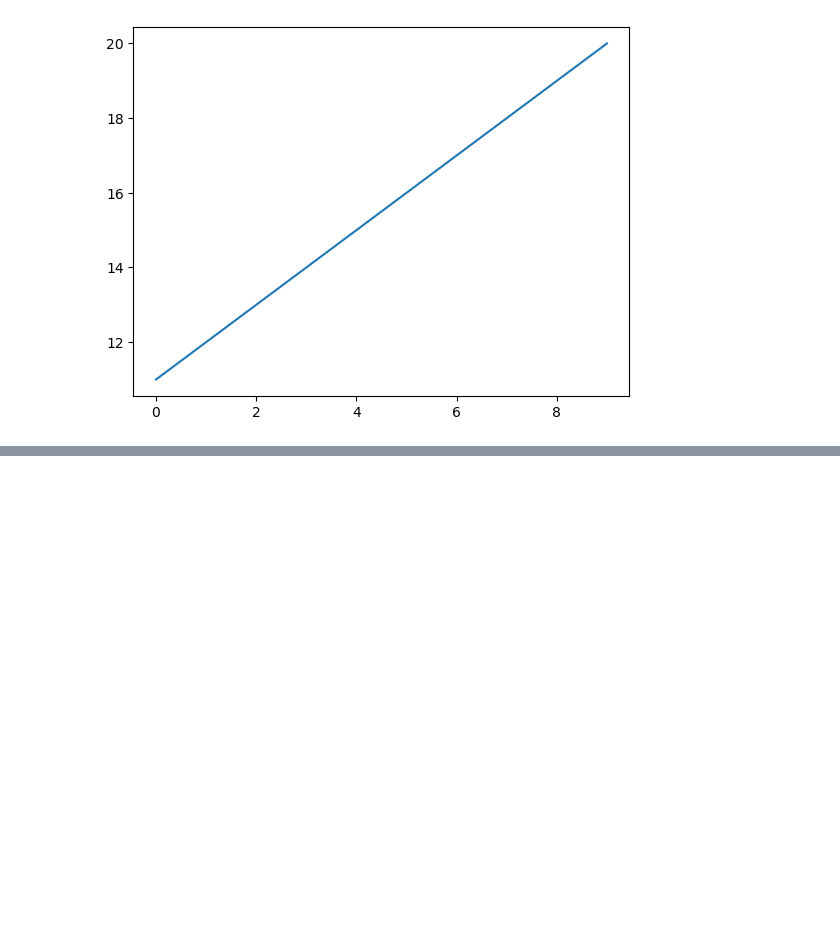
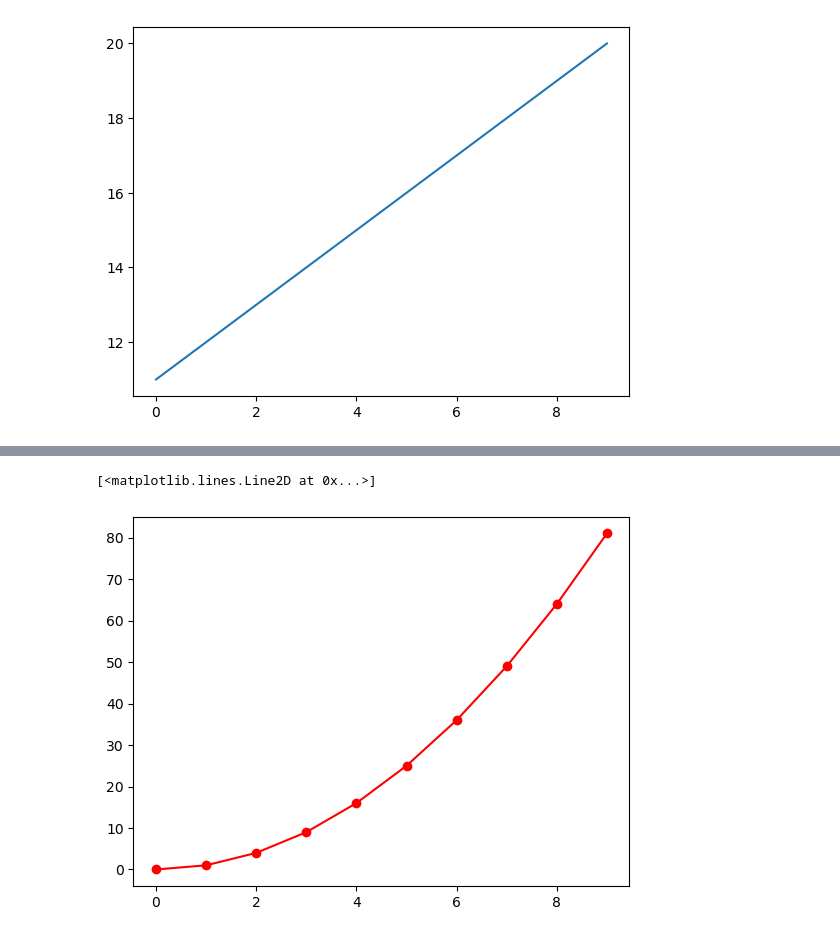
Before and after one commit to Engg-Abhinav/Python-Libraries, a Jupyter notebook: Python_Tutorial_4.ipynb, the cells around one changed output, grey strips where cells are left out. Saved outputs shown, nothing was run; the diff lists cells and outputs as text; code cells hidden in the pictures; blank space fills up the shorter version.

```diff
--- a/Python_Tutorial_4.ipynb
+++ b/Python_Tutorial_4.ipynb
@@ -61,0 +56,8 @@ plt.plot(x,y,'r*-')
+# %%
+# plt.plot(x,y,'r--')
+# plt.plot(x,y,'r*-')
+# plt.plot(x,y,'ro')
+plt.plot(x,y,'ro-')
+# %% [output]
+[<matplotlib.lines.Line2D at 0x...>]
+[figure, added]
```
Also changed, not shown: parts of 4 cells of this notebook.
